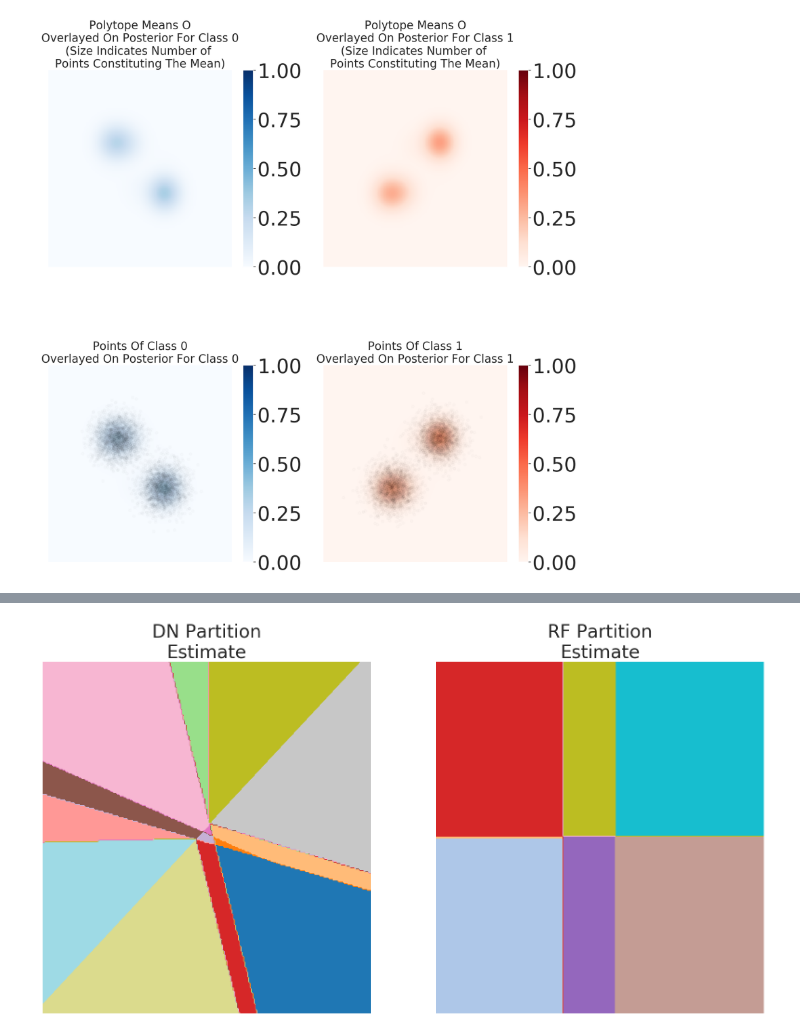
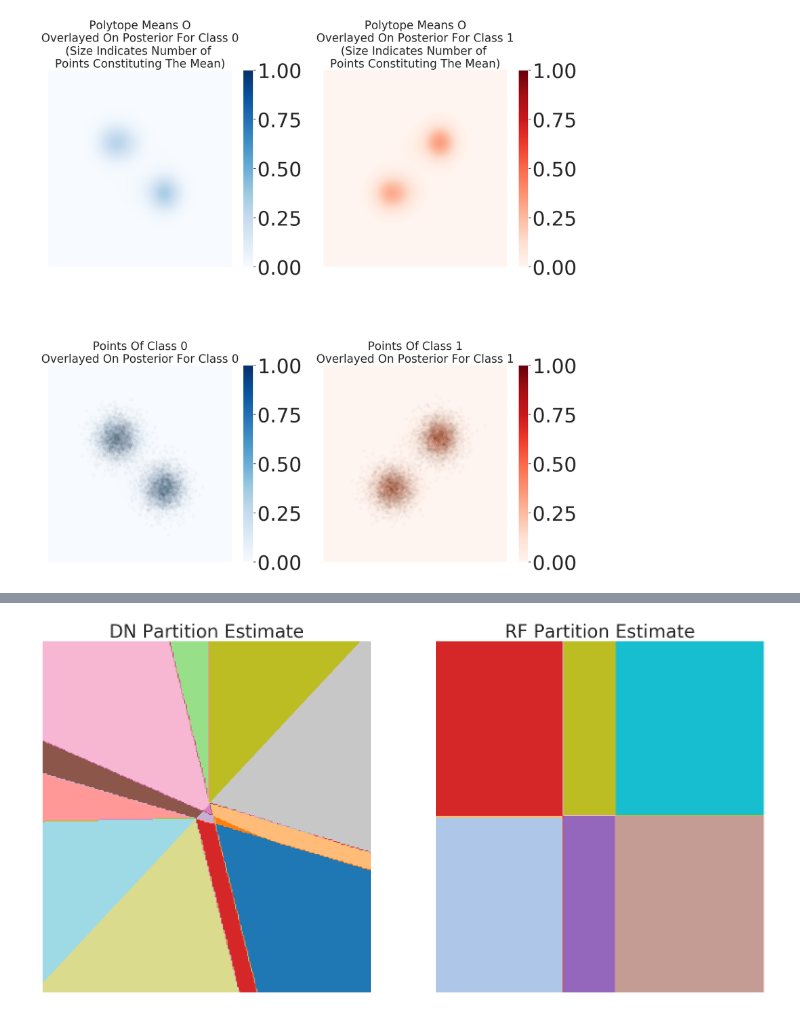
Before and after one commit to neurodata/kdg_will, a Jupyter notebook: notebooks/Neural_Polytopes.ipynb, the cells around one changed output, grey strips where cells are left out. Cells and saved outputs as stored; diff of their text form; code cells hidden in the pictures.

```diff
--- a/notebooks/Neural_Polytopes.ipynb
+++ b/notebooks/Neural_Polytopes.ipynb
@@ -716,25 +730,25 @@ WARNING:tensorflow:From /home/ubuntu/.local/lib/python3.6/site-packages/keras/ba
 # %%
 figs, axs = plt.subplots(1, 2, figsize = (10 * 2, 10))
 plt.subplots_adjust(hspace=0.5)
 sns.set(font_scale = 2.5)
 figs.text(0.5, 0.04, '', ha='center')
 figs.set_facecolor('white')
 
 for i, ax in enumerate(axs.flat):
     ax.set_xticks([])
     ax.set_yticks([])
     ax.set_xlabel('')
     ax.label_outer()
     ax.set_facecolor('white')
 
     for side in {"right", "left", "top", "bottom"}:
         ax.spines[side].set_visible(False)
 
 axs[0].contourf(xx, yy, polytope_ids.reshape(xx.shape), cmap = "tab20", levels = len(np.unique(polytope_ids)))
-axs[0].set_title("DN Partition\nEstimate", fontsize = 28)
+axs[0].set_title("DN Partition Estimate", fontsize = 28)
 
 axs[1].contourf(xx, yy, partition_ids.reshape(xx.shape), cmap = "tab20", levels = len(np.unique(partition_ids)))
-axs[1].set_title("RF Partition\nEstimate", fontsize = 28)
+axs[1].set_title("RF Partition Estimate", fontsize = 28)
 plt.savefig("figs/PartitionEstimate.pdf")
 # %% [output]
-[figure, old version]
+[figure, new version]
```
Also changed, not shown: parts of 5 cells of this notebook, 3 other files.
